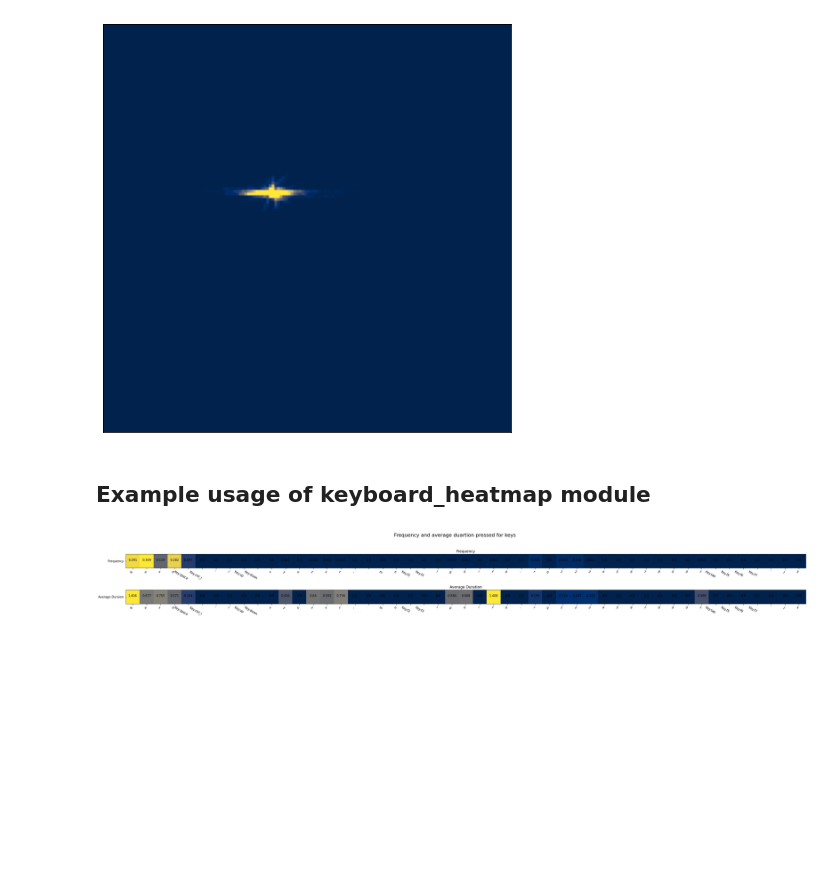
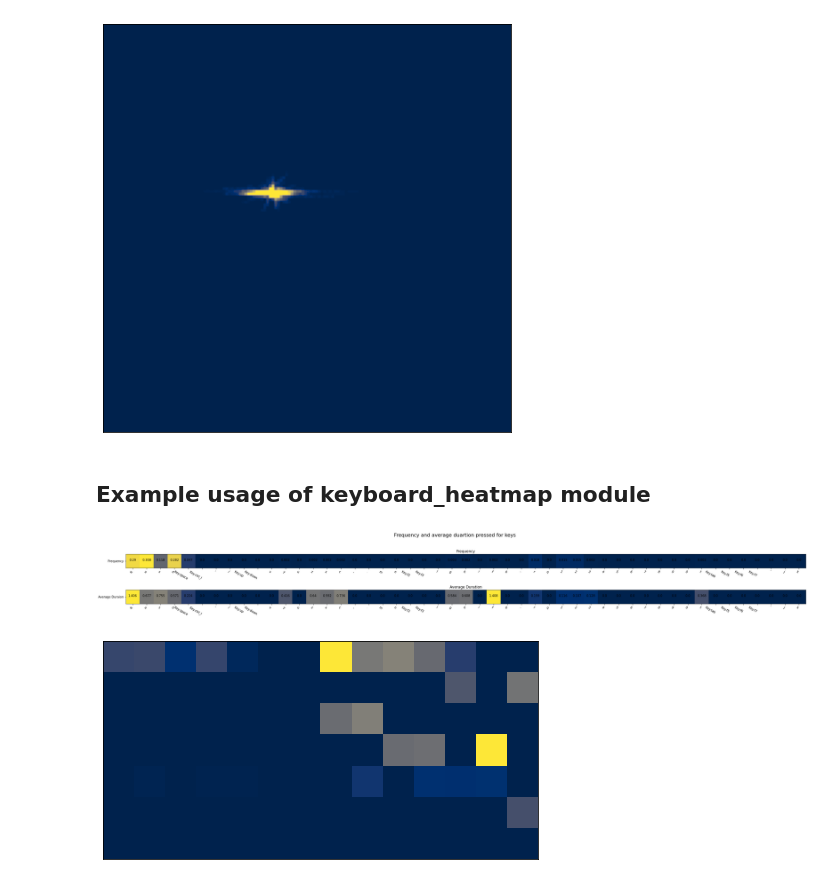
Before and after one commit to HengjunLuo/capstone-landis, a Jupyter notebook: log_parsing_examples.ipynb, the cells around one changed output. Drawn from its saved outputs; the diff is of its cells as text; code cells hidden in the pictures; blank space fills up the shorter version.

Commit message:
Change keyboard heatmap display

```diff
--- a/log_parsing_examples.ipynb
+++ b/log_parsing_examples.ipynb
@@ -104,19 +101,20 @@ heatmap.show_heatmap(res=(150, 150))
 ## Example usage of keyboard_heatmap module
 # %%
 # Import log parser and mouse heatmap modules
-import log_parser
-import keyboard_heatmap
+from log_parser import parse_keyboard_log
+from keyboard_heatmap import KeyboardHeatmap
 
 # Generate the dataframe from log file
-keyboard_data = log_parser.parse_keyboard_log("keyboard_actions.log")
+keyboard_data = parse_keyboard_log("keyboard_actions.log")
 
-# Retrieve the first 10 minutes from the dataframe
-keyboard_data_segment = log_parser.get_segment(keyboard_data, 1, seg_length=600)
+# Create a heatmap from the first 10 minutes of log data
+heatmap = KeyboardHeatmap(keyboard_data, 0, seg_length=600)
 
-# Use that segment to create the heatmap object
-heatmap = keyboard_heatmap.KeyboardHeatmap(keyboard_data_segment)
+# Show the segment as an infographic
+heatmap.show_infographic()
 
-# Show the segment as a 150x150 heatmap
+# Show the segment as a heatmap
 heatmap.show_heatmap()
 # %% [output]
 [figure]
+[figure, added]
```
Also changed, not shown: parts of 1 cell of this notebook, 4 other files.
